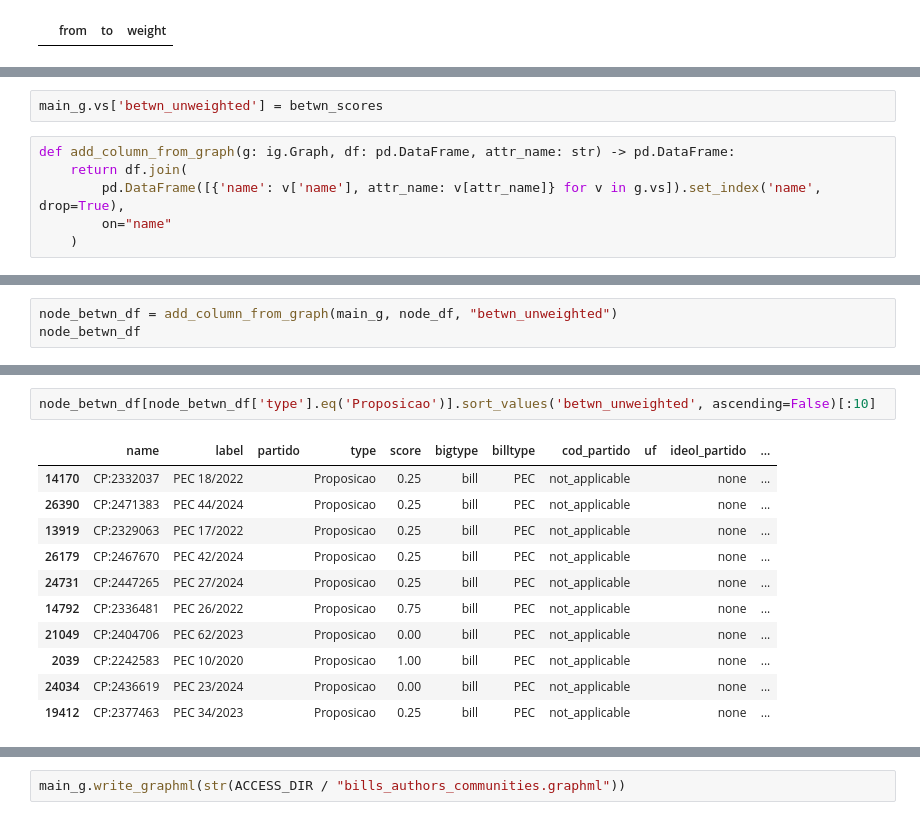
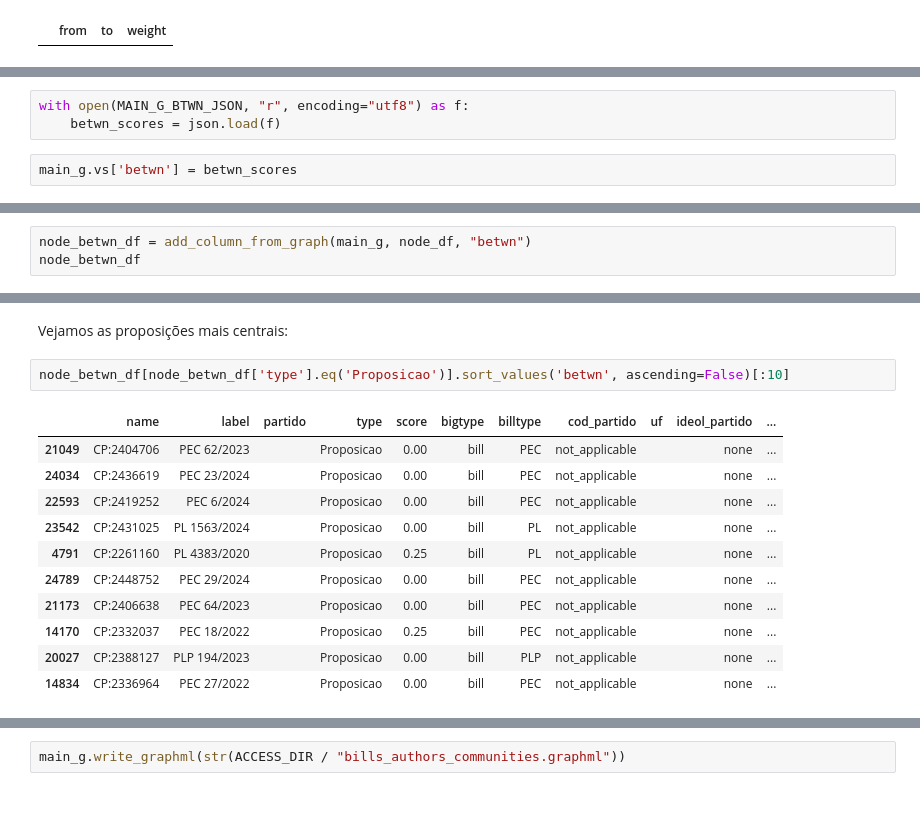
Before and after one commit to busdriverbuddha/tramita, a Jupyter notebook: gold/03_centralidade_comunidades.ipynb, the cells around one changed output, grey strips where cells are left out. Drawn from its saved outputs; the diff is of its cells as text.

```diff
--- a/gold/03_centralidade_comunidades.ipynb
+++ b/gold/03_centralidade_comunidades.ipynb
@@ -863,8 +1185,5 @@ betwn_scores = main_g.betweenness(normalized=True, directed=False, weights=None)
+# %%
+with open(MAIN_G_BTWN_JSON, "r", encoding="utf8") as f:
+    betwn_scores = json.load(f)
 # %%
-main_g.vs['betwn_unweighted'] = betwn_scores
+main_g.vs['betwn'] = betwn_scores
-# %%
-def add_column_from_graph(g: ig.Graph, df: pd.DataFrame, attr_name: str) -> pd.DataFrame:
-    return df.join(
-        pd.DataFrame([{'name': v['name'], attr_name: v[attr_name]} for v in g.vs]).set_index('name', drop=True),
-        on="name"
-    )
@@ -871,5 +1192,5 @@ def add_column_from_graph(g: ig.Graph, df: pd.DataFrame, attr_name: str) -> pd.D
 # %%
-node_betwn_df = add_column_from_graph(main_g, node_df, "betwn_unweighted")
+node_betwn_df = add_column_from_graph(main_g, node_df, "betwn")
 node_betwn_df
 # %% [output]
 |  | name | label | partido | type | score | bigtype | billtype | cod_partido | uf | ideol_partido | ... |
@@ -888,14 +1209,16 @@ node_betwn_df
+# %% [markdown]
+Vejamos as proposições mais centrais:
 # %%
-node_betwn_df[node_betwn_df['type'].eq('Proposicao')].sort_values('betwn_unweighted', ascending=False)[:10]
+node_betwn_df[node_betwn_df['type'].eq('Proposicao')].sort_values('betwn', ascending=False)[:10]
 # %% [output]
 |  | name | label | partido | type | score | bigtype | billtype | cod_partido | uf | ideol_partido | ... |
+| 21049 | CP:2404706 | PEC 62/2023 |  | Proposicao | 0.00 | bill | PEC | not_applicable |  | none | ... |
+| 24034 | CP:2436619 | PEC 23/2024 |  | Proposicao | 0.00 | bill | PEC | not_applicable |  | none | ... |
+| 22593 | CP:2419252 | PEC 6/2024 |  | Proposicao | 0.00 | bill | PEC | not_applicable |  | none | ... |
+| 23542 | CP:2431025 | PL 1563/2024 |  | Proposicao | 0.00 | bill | PL | not_applicable |  | none | ... |
+| 4791 | CP:2261160 | PL 4383/2020 |  | Proposicao | 0.25 | bill | PL | not_applicable |  | none | ... |
+| 24789 | CP:2448752 | PEC 29/2024 |  | Proposicao | 0.00 | bill | PEC | not_applicable |  | none | ... |
+| 21173 | CP:2406638 | PEC 64/2023 |  | Proposicao | 0.00 | bill | PEC | not_applicable |  | none | ... |
 | 14170 | CP:2332037 | PEC 18/2022 |  | Proposicao | 0.25 | bill | PEC | not_applicable |  | none | ... |
-| 26390 | CP:2471383 | PEC 44/2024 |  | Proposicao | 0.25 | bill | PEC | not_applicable |  | none | ... |
-| 13919 | CP:2329063 | PEC 17/2022 |  | Proposicao | 0.25 | bill | PEC | not_applicable |  | none | ... |
-| 26179 | CP:2467670 | PEC 42/2024 |  | Proposicao | 0.25 | bill | PEC | not_applicable |  | none | ... |
-| 24731 | CP:2447265 | PEC 27/2024 |  | Proposicao | 0.25 | bill | PEC | not_applicable |  | none | ... |
-| 14792 | CP:2336481 | PEC 26/2022 |  | Proposicao | 0.75 | bill | PEC | not_applicable |  | none | ... |
-| 21049 | CP:2404706 | PEC 62/2023 |  | Proposicao | 0.00 | bill | PEC | not_applicable |  | none | ... |
-| 2039 | CP:2242583 | PEC 10/2020 |  | Proposicao | 1.00 | bill | PEC | not_applicable |  | none | ... |
-| 24034 | CP:2436619 | PEC 23/2024 |  | Proposicao | 0.00 | bill | PEC | not_applicable |  | none | ... |
-| 19412 | CP:2377463 | PEC 34/2023 |  | Proposicao | 0.25 | bill | PEC | not_applicable |  | none | ... |
+| 20027 | CP:2388127 | PLP 194/2023 |  | Proposicao | 0.00 | bill | PLP | not_applicable |  | none | ... |
+| 14834 | CP:2336964 | PEC 27/2022 |  | Proposicao | 0.00 | bill | PEC | not_applicable |  | none | ... |
```
Also changed, not shown: parts of 236 cells of this notebook, 35 other files.
